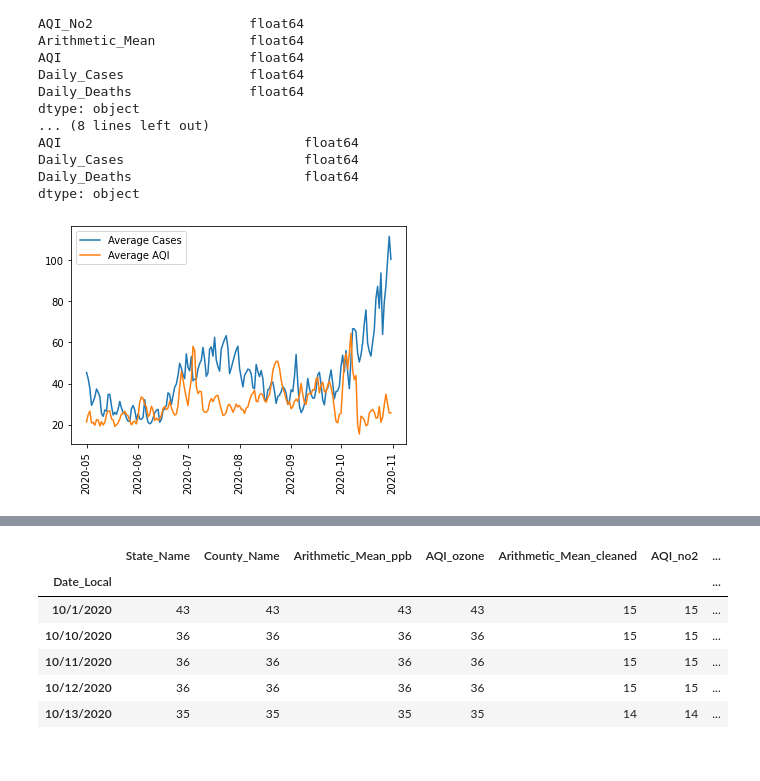
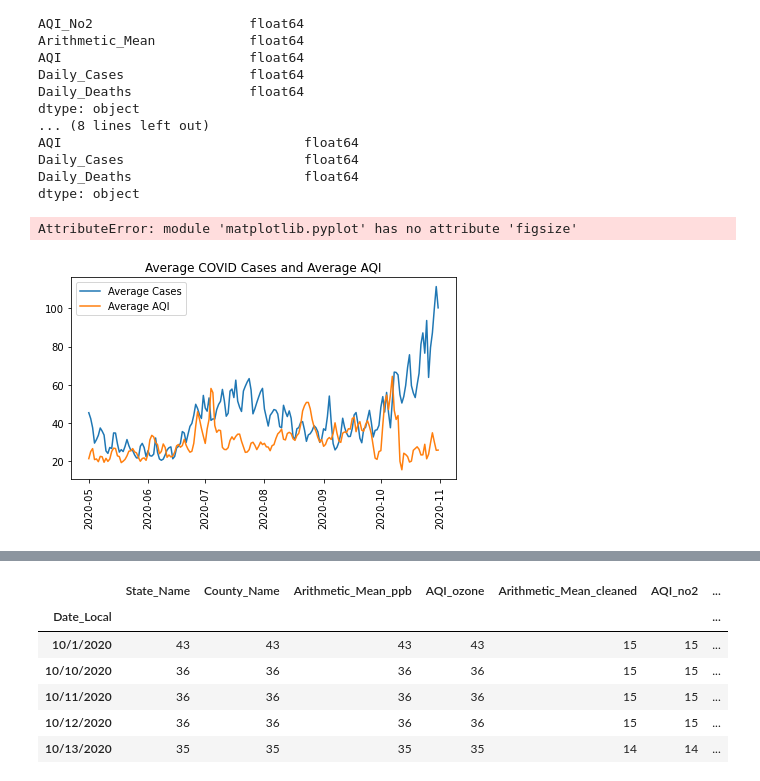
Before and after one commit to Jonathan-Barton/AirQualityProject, a Jupyter notebook: Data Merging.ipynb, the cells around one changed output, grey strips where cells are left out. Saved outputs shown, nothing was run; the diff lists cells and outputs as text; code cells hidden in the pictures.

```diff
--- a/Data Merging.ipynb
+++ b/Data Merging.ipynb
@@ -312,11 +314,17 @@ dtype: object
 dailyGroup = filteredMergedData.groupby('Date').mean()
 # %%
 import matplotlib.pyplot as plt
+plt.figsize('10x10')
+# %% [output]
+AttributeError: module 'matplotlib.pyplot' has no attribute 'figsize'
 # %%
 plt.plot(dailyGroup['Daily_Cases'], label ='Average Cases')
 plt.plot(dailyGroup['AQI'], label = 'Average AQI')
 plt.xticks(rotation = 90)
 plt.legend()
+plt.title('Average COVID Cases and Average AQI')
+plt.savefig('AQI & Covid Cases.png')
+plt.tight_layout()
 plt.show()
 # %% [output]
-[figure, old version]
+[figure, new version]
```
Also changed, not shown: parts of 16 cells of this notebook, 6 other files.
